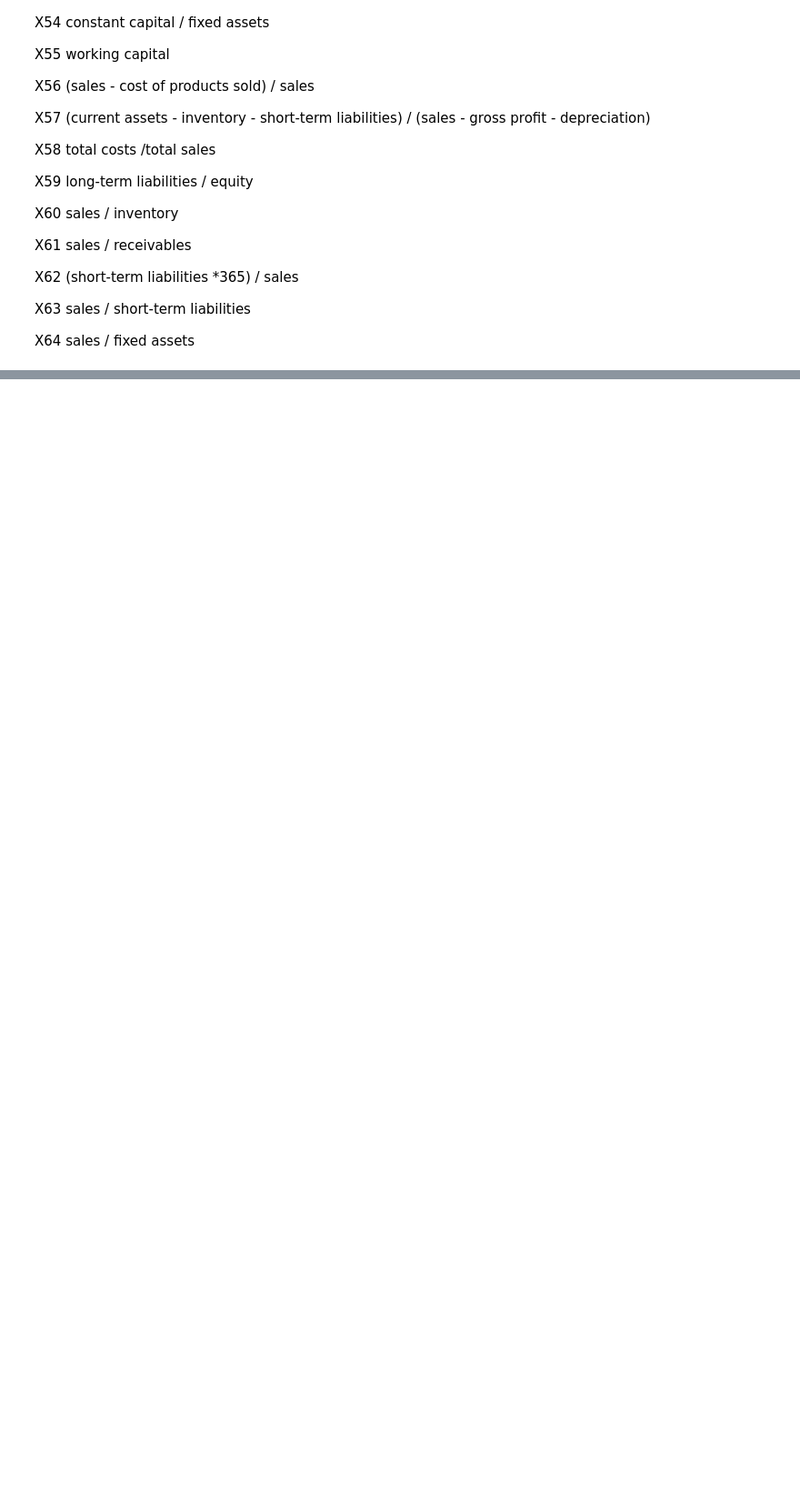
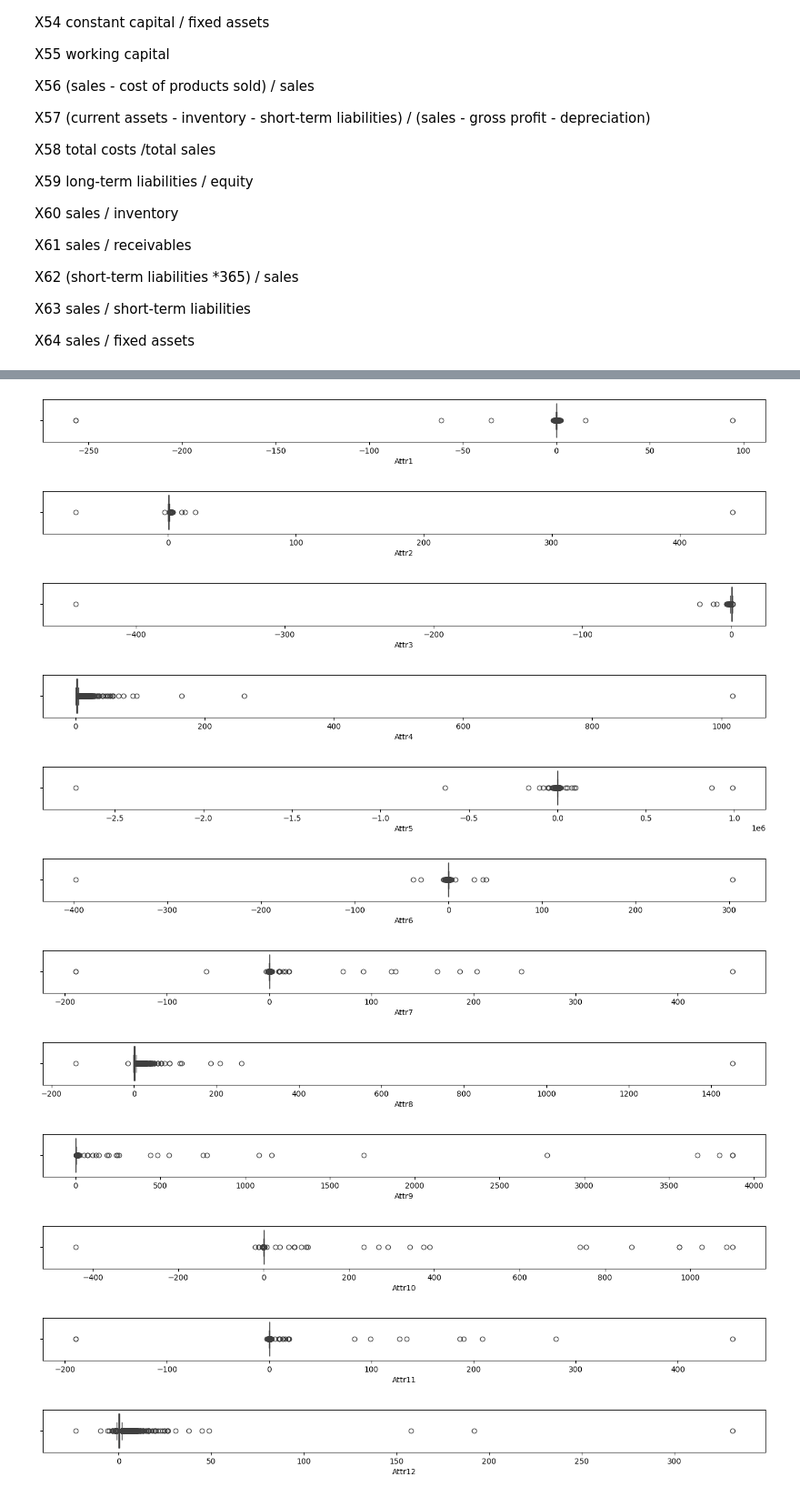
Before and after one commit to HalasTomasz/AI_PWR, a Jupyter notebook: Machine Learning/list1.ipynb, the cells around one changed output, grey strips where cells are left out. Shown at 91% size. Saved outputs shown, nothing was run; the diff lists cells and outputs as text; code cells hidden in the pictures; blank space fills up the shorter version.

```diff
--- a/Machine Learning/list1.ipynb
+++ b/Machine Learning/list1.ipynb
@@ -1,7 +1,10 @@
 # %%
 from scipy.io import arff
-FILE_NAMES = ['1year.arff', '2year.arff', '3year.arff', '4year.arff', '5year.arff']
-PATH = "./Datasets"
+import pandas as pd
+
+#FILE_NAMES = ['1year.arff', '2year.arff', '3year.arff', '4year.arff', '5year.arff']
+FILE_NAMES = ['1year.arff']
+
+PATH = "/home/halas/AI_PWR/DataSets"
 for files in FILE_NAMES:
     data = arff.loadarff(PATH + "/"+ files)
-    break
@@ -11,0 +11,5 @@ print(data)
+# %%
+df = pd.DataFrame(data[0])
+target = df['class']
+df = df.drop(columns=('class'))
+target_binary = target.apply(lambda x: 1 if x != b'0' else 0)
@@ -139,0 +207,5 @@ X64	sales / fixed assets
+# %%
+columns_to_drop = [20, 36] # columna 36 jest dość ważna
+df = df.drop(df.columns[columns_to_drop], axis=1)
+# %%
+df = df.fillna(df.mean())
@@ -139,0 +256,20 @@ X64	sales / fixed assets
+# %%
+import matplotlib.pyplot as plt
+import seaborn as sns
+
+for column in df:
+        plt.figure(figsize=(17,1))
+        sns.boxplot(data=df, x=column)
+# %% [output]
+[figure, added]
+[figure, added]
+[figure, added]
+[figure, added]
+[figure, added]
+[figure, added]
+[figure, added]
+[figure, added]
+[figure, added]
+[figure, added]
+[figure, added]
+[figure, added]
```
Also changed, not shown: parts of 22 cells of this notebook, 10 other files.
